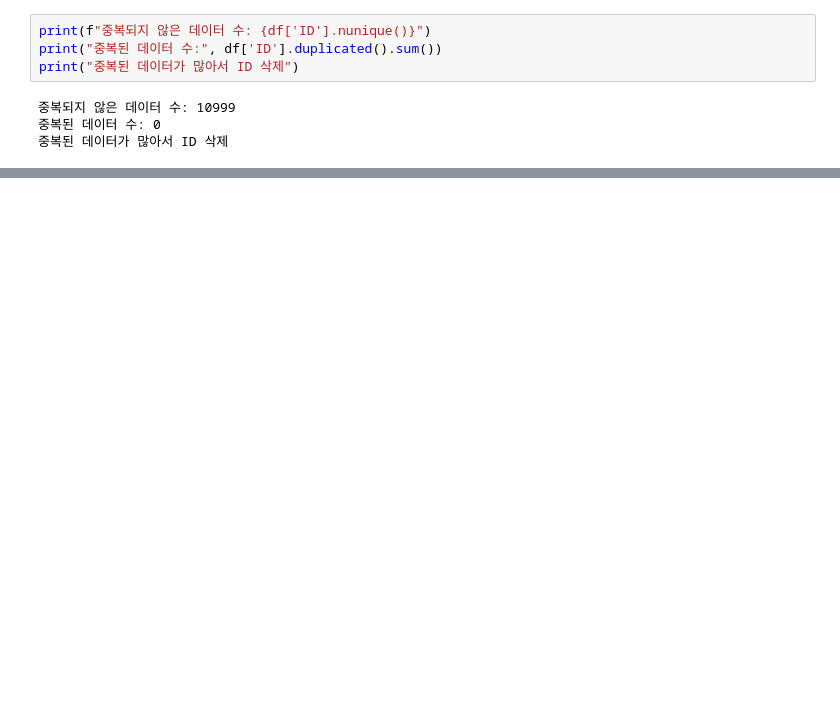
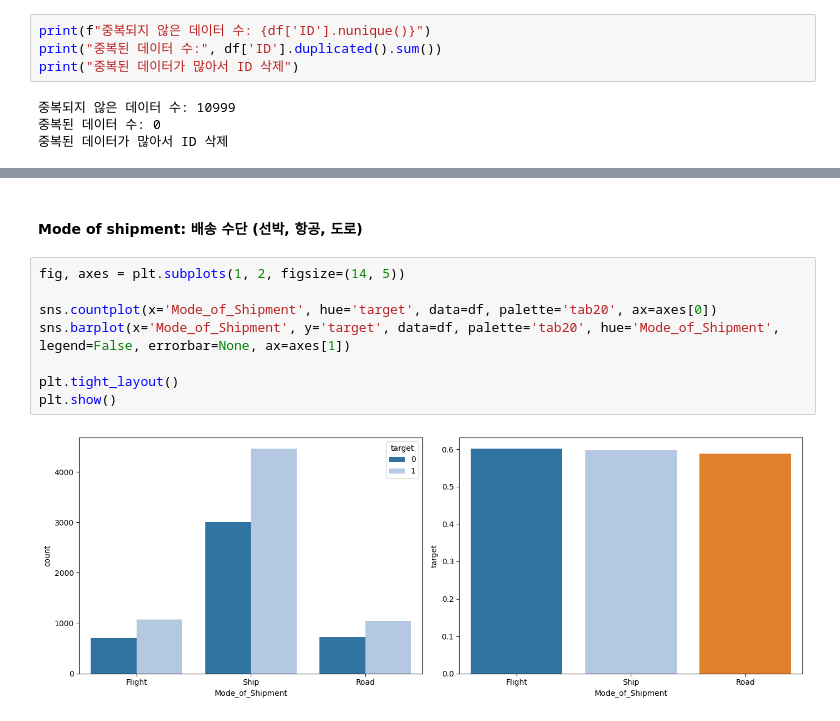
Before and after one commit to dfre1233-sddweq/Ecom_Shipping, a Jupyter notebook: 데이터분석 찬영.ipynb, the cells around one changed output, grey strips where cells are left out. Saved outputs shown, nothing was run; the diff lists cells and outputs as text; blank space fills up the shorter version.

```diff
--- a/데이터분석 찬영.ipynb
+++ b/데이터분석 찬영.ipynb
@@ -133,0 +154,12 @@ sns.barplot(x='Pclass', hue='target', data=train_df, palette='tab20', ax=ax1)
+# %% [markdown]
+#### **Mode of shipment**: 배송 수단 (선박, 항공, 도로)
+# %%
+fig, axes = plt.subplots(1, 2, figsize=(14, 5))
+
+sns.countplot(x='Mode_of_Shipment', hue='target', data=df, palette='tab20', ax=axes[0])
+sns.barplot(x='Mode_of_Shipment', y='target', data=df, palette='tab20', hue='Mode_of_Shipment', legend=False, errorbar=None, ax=axes[1])
+
+plt.tight_layout()
+plt.show()
+# %% [output]
+[figure, added]
```
Also changed, not shown: parts of 25 cells of this notebook.
